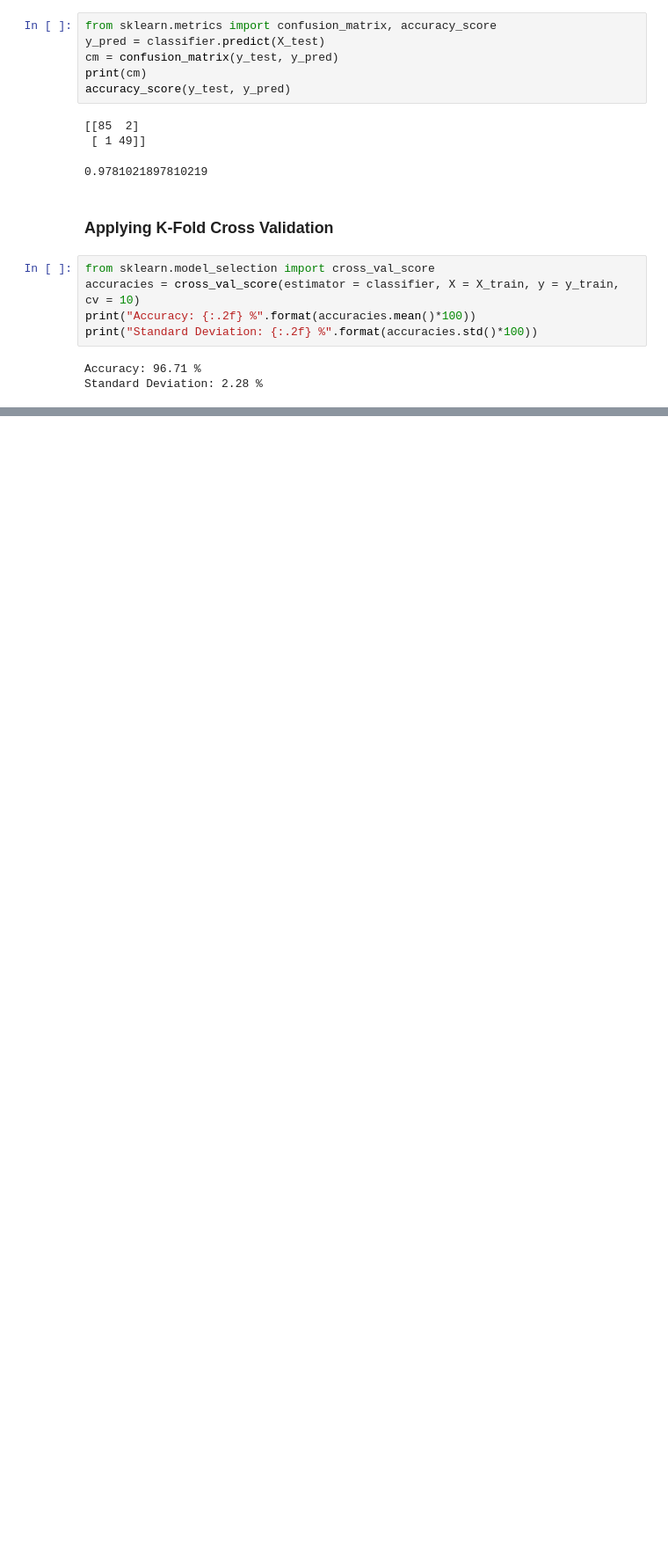
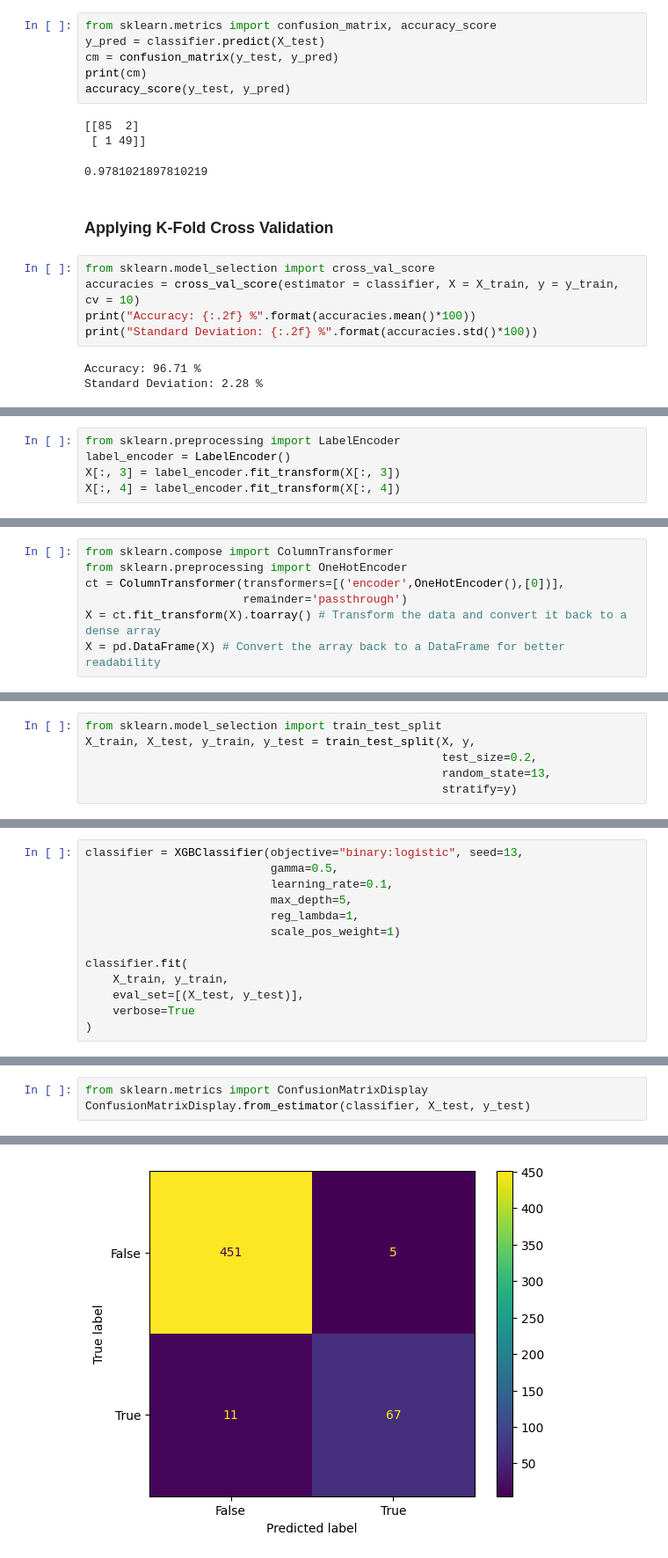
Before and after one commit to SebasRhoadsAvila/MachineLearning, a Jupyter notebook: Boosting.ipynb, the cells around one changed output, grey strips where cells are left out. Shown at 88% size. Cells and saved outputs as stored; diff of their text form; blank space fills up the shorter version.

```diff
--- a/Boosting.ipynb
+++ b/Boosting.ipynb
@@ -59,0 +129,5 @@ Standard Deviation: 2.28 %
+# %%
+from sklearn.preprocessing import LabelEncoder
+label_encoder = LabelEncoder()
+X[:, 3] = label_encoder.fit_transform(X[:, 3])
+X[:, 4] = label_encoder.fit_transform(X[:, 4])
@@ -59,0 +136,7 @@ Standard Deviation: 2.28 %
+# %%
+from sklearn.compose import ColumnTransformer
+from sklearn.preprocessing import OneHotEncoder
+ct = ColumnTransformer(transformers=[('encoder',OneHotEncoder(),[0])],
+                       remainder='passthrough')
+X = ct.fit_transform(X).toarray() # Transform the data and convert it back to a dense array
+X = pd.DataFrame(X) # Convert the array back to a DataFrame for better readability
@@ -59,0 +165,6 @@ Standard Deviation: 2.28 %
+# %%
+from sklearn.model_selection import train_test_split
+X_train, X_test, y_train, y_test = train_test_split(X, y,
+                                                    test_size=0.2,
+                                                    random_state=13,
+                                                    stratify=y)
@@ -59,0 +244,13 @@ Standard Deviation: 2.28 %
+# %%
+classifier = XGBClassifier(objective="binary:logistic", seed=13,
+                           gamma=0.5,
+                           learning_rate=0.1,
+                           max_depth=5,
+                           reg_lambda=1,
+                           scale_pos_weight=1)
+
+classifier.fit(
+    X_train, y_train,
+    eval_set=[(X_test, y_test)],
+    verbose=True
+)
@@ -59,0 +298,4 @@ Standard Deviation: 2.28 %
+# %%
+from sklearn.metrics import ConfusionMatrixDisplay
+ConfusionMatrixDisplay.from_estimator(classifier, X_test, y_test)
+# %% [output]
@@ -59,0 +303 @@ Standard Deviation: 2.28 %
+[figure, added]
```
Also changed, not shown: parts of 29 cells of this notebook, 1 other file.
